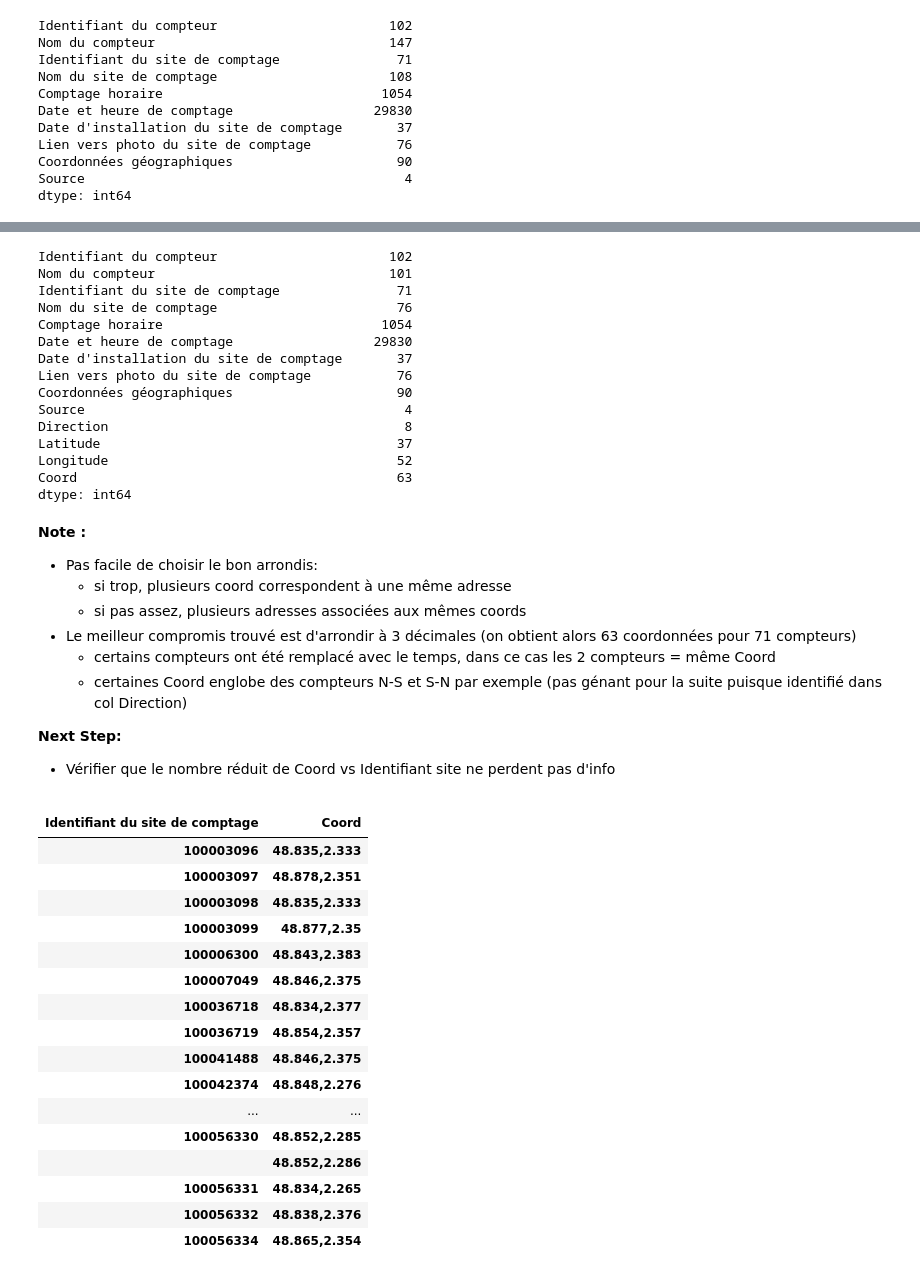
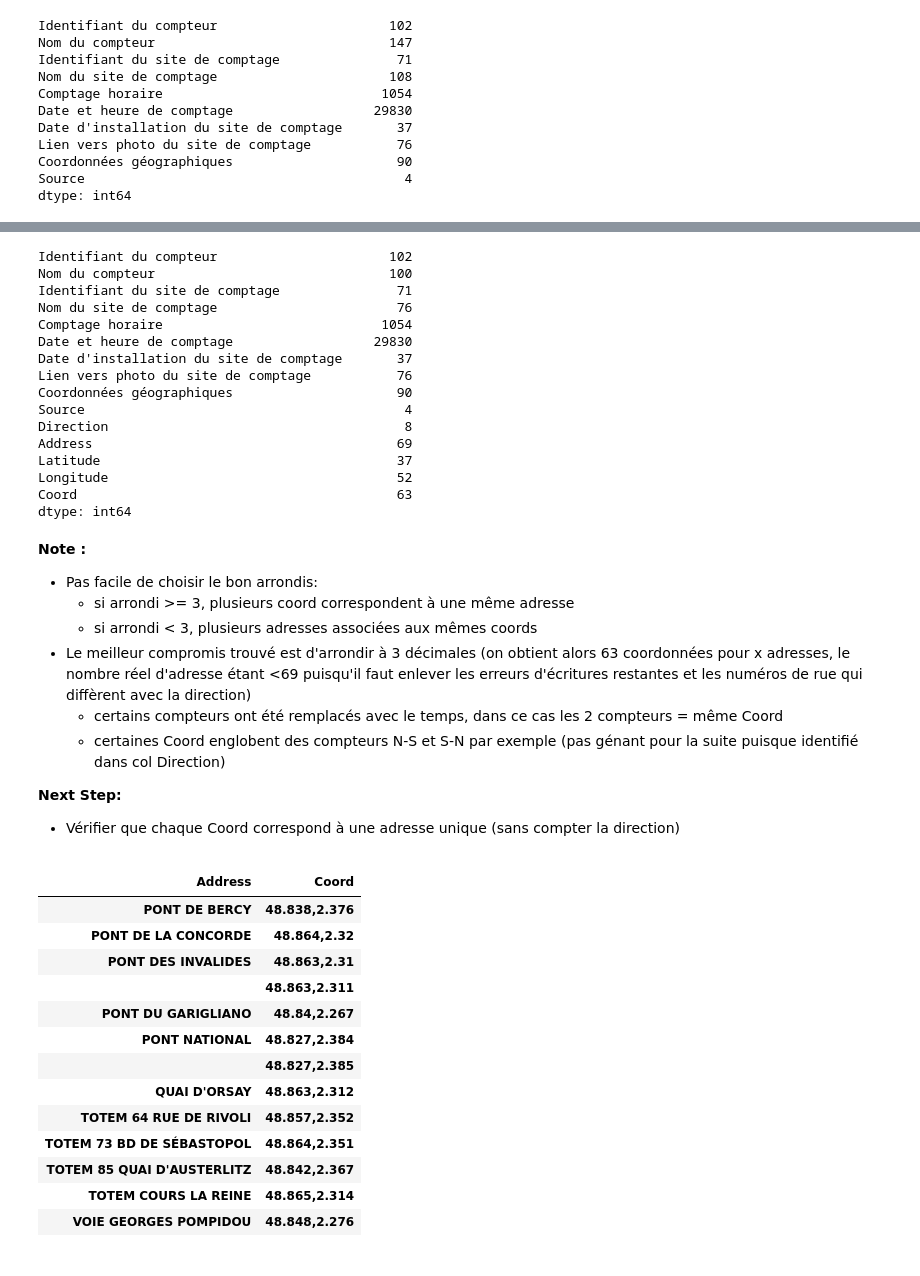
Before and after one commit to tanouar/ParisPyVelib, a Jupyter notebook: Notebook1_Création df_vélib.ipynb, the cells around one changed output, grey strips where cells are left out. Saved outputs shown, nothing was run; the diff lists cells and outputs as text; code cells hidden in the pictures.

```diff
--- a/Notebook1_Création df_vélib.ipynb
+++ b/Notebook1_Création df_vélib.ipynb
@@ -194,7 +194,12 @@ df['Nom du site de comptage'] = df['Nom du site de comptage'].apply(lambda x : '
 # %%
 # Création de la col 'Direction' indiqué à la fin de 'Noms de compteurs'
 df['Direction'] = df['Nom du compteur'].apply(lambda x : x.split(' ')[-1])
-df['Direction'].value_counts() # Vérification des modalités prises
+print(df['Direction'].value_counts()) # Vérification des modalités prises
+
+# Création de la col 'Address' reprenant 'Nom de compteur' sans la direction à la fin
+df['Nom du compteur'] = df['Nom du compteur'].replace('PONT DU GARIGLIANO SE-NO SE-NO', 'PONT DU GARIGLIANO SE-NO')
+df['Address'] = df['Nom du compteur'].apply(lambda x : ' '.join([item for item in x.split()[0:-1]]))
+list(df['Address'].unique())
 # %% [output]
 NE-SO    273323
 SO-NE    273201
@@ -218,7 +240,7 @@ df['Coord'] = df['Latitude'].astype('str') + ',' + df['Longitude'].astype('str')
 df.nunique()
 # %% [output]
 Identifiant du compteur                      102
-Nom du compteur                              101
+Nom du compteur                              100
 Identifiant du site de comptage               71
 Nom du site de comptage                       76
 Comptage horaire                            1054
@@ -228,6 +250,7 @@ Lien vers photo du site de comptage           76
 Coordonnées géographiques                     90
 Source                                         4
 Direction                                      8
+Address                                       69
 Latitude                                      37
 Longitude                                     52
 Coord                                         63
@@ -235,38 +258,32 @@ dtype: int64
 # %% [markdown]
 **Note :**
 - Pas facile de choisir le bon arrondis:
-    - si trop, plusieurs coord correspondent à une même adresse
-    - si pas assez, plusieurs adresses associées aux mêmes coords
-- Le meilleur compromis trouvé est d'arrondir à 3 décimales (on obtient alors 63 coordonnées pour 71 compteurs)
-    - certains compteurs ont été remplacé avec le temps, dans ce cas les 2 compteurs = même Coord
-    - certaines Coord englobe des compteurs N-S et S-N par exemple (pas génant pour la suite puisque identifié dans col Direction)
+    - si arrondi >= 3, plusieurs coord correspondent à une même adresse
+    - si arrondi < 3, plusieurs adresses associées aux mêmes coords
+- Le meilleur compromis trouvé est d'arrondir à 3 décimales (on obtient alors 63 coordonnées pour x adresses, le nombre réel d'adresse étant <69 puisqu'il faut enlever les erreurs d'écritures restantes et les numéros de rue qui diffèrent avec la direction)
+    - certains compteurs ont été remplacés avec le temps, dans ce cas les 2 compteurs = même Coord
+    - certaines Coord englobent des compteurs N-S et S-N par exemple (pas génant pour la suite puisque identifié dans col Direction)
 
 **Next Step:**
-- Vérifier que le nombre réduit de Coord vs Identifiant site ne perdent pas d'info
+- Vérifier que chaque Coord correspond à une adresse unique (sans compter la direction)
 # %%
-# Identifier les identifiants ayant les même coordonnées
-df2 = df[['Identifiant du site de comptage','Coord']].groupby(['Coord','Identifiant du site de comptage']).count()
-df2.head(60) # Pas possible tout observer d'un coup(73 lignes), il faut faire head(60) puis tail(13)
-
-# Identifier les coordonnées ayant les même identifiants
-df3 = df[['Identifiant du site de comptage','Coord']].groupby(['Identifiant du site de comptage','Coord']).count()
+# Identifier les coordonnées ayant les mêmes adresses:
+df3 = df[['Coord', 'Address']].groupby(['Address','Coord']).count()
 df3.head(60) # Pas possible tout observer d'un coup(73 lignes), il faut faire head(60) puis tail(13)
+df3.tail(13)
 # %% [output]
 |  |  |
-| Identifiant du site de comptage | Coord |
-| 100003096 | 48.835,2.333 |
-| 100003097 | 48.878,2.351 |
-| 100003098 | 48.835,2.333 |
-| 100003099 | 48.877,2.35 |
-| 100006300 | 48.843,2.383 |
-| 100007049 | 48.846,2.375 |
-| 100036718 | 48.834,2.377 |
-| 100036719 | 48.854,2.357 |
-| 100041488 | 48.846,2.375 |
-| 100042374 | 48.848,2.276 |
-| ... | ... |
-| 100056330 | 48.852,2.285 |
-|  | 48.852,2.286 |
-| 100056331 | 48.834,2.265 |
-| 100056332 | 48.838,2.376 |
-| 100056334 | 48.865,2.354 |
+| Address | Coord |
+| PONT DE BERCY | 48.838,2.376 |
+| PONT DE LA CONCORDE | 48.864,2.32 |
+| PONT DES INVALIDES | 48.863,2.31 |
+|  | 48.863,2.311 |
+| PONT DU GARIGLIANO | 48.84,2.267 |
+| PONT NATIONAL | 48.827,2.384 |
+|  | 48.827,2.385 |
+| QUAI D'ORSAY | 48.863,2.312 |
+| TOTEM 64 RUE DE RIVOLI | 48.857,2.352 |
+| TOTEM 73 BD DE SÉBASTOPOL | 48.864,2.351 |
+| TOTEM 85 QUAI D'AUSTERLITZ | 48.842,2.367 |
+| TOTEM COURS LA REINE | 48.865,2.314 |
+| VOIE GEORGES POMPIDOU | 48.848,2.276 |
```
Also changed, not shown: parts of 24 cells of this notebook, 2 other files.
